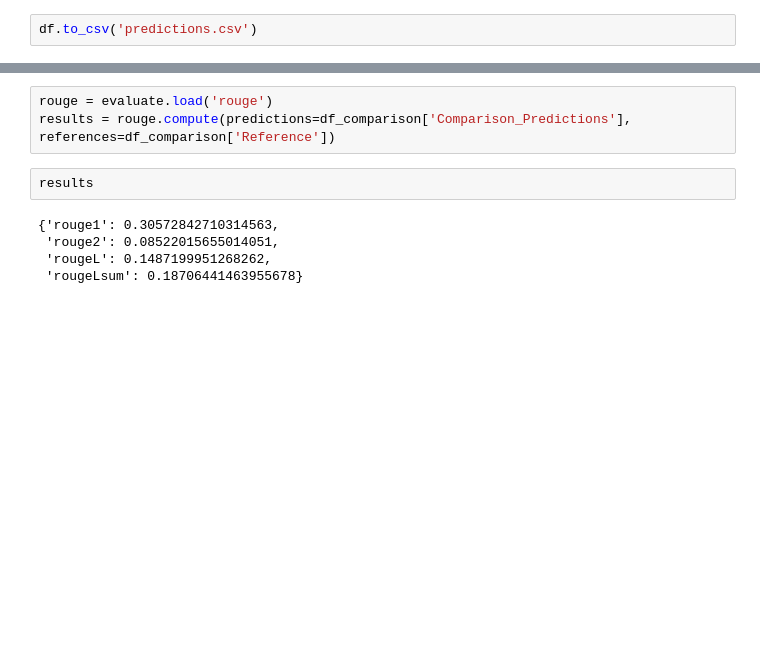
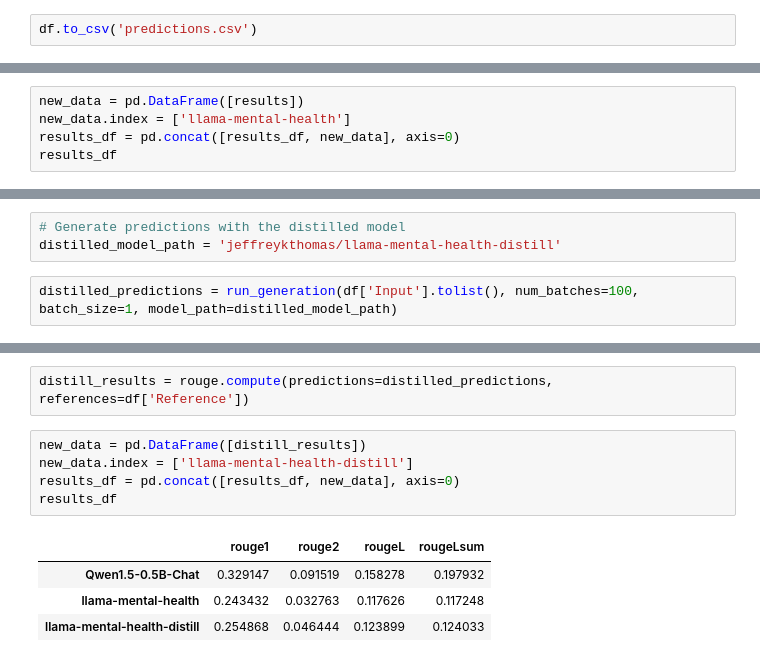
Before and after one commit to jeffreykthomas/AAI-Capstone, a Jupyter notebook: Evaluate_Rogue.ipynb, the cells around one changed output, grey strips where cells are left out. Cells and saved outputs as stored; diff of their text form; blank space fills up the shorter version.

Commit message:
Update with distillation eval

```diff
--- a/Evaluate_Rogue.ipynb
+++ b/Evaluate_Rogue.ipynb
@@ -155,0 +144,5 @@ df_comparison['Comparison_Predictions'].iloc[0]
+# %%
+new_data = pd.DataFrame([results])
+new_data.index = ['llama-mental-health']
+results_df = pd.concat([results_df, new_data], axis=0)
+results_df
@@ -155,0 +153,5 @@ df_comparison['Comparison_Predictions'].iloc[0]
+# %%
+# Generate predictions with the distilled model
+distilled_model_path = 'jeffreykthomas/llama-mental-health-distill'
+# %%
+distilled_predictions = run_generation(df['Input'].tolist(), num_batches=100, batch_size=1, model_path=distilled_model_path)
@@ -156,10 +174,12 @@ df_comparison['Comparison_Predictions'].iloc[0]
 # %%
-rouge = evaluate.load('rouge')
-results = rouge.compute(predictions=df_comparison['Comparison_Predictions'], references=df_comparison['Reference'])
+distill_results = rouge.compute(predictions=distilled_predictions, references=df['Reference'])
 # %%
-results
+new_data = pd.DataFrame([distill_results])
+new_data.index = ['llama-mental-health-distill']
+results_df = pd.concat([results_df, new_data], axis=0)
+results_df
 # %% [output]
-{'rouge1': 0.30572842710314563,
- 'rouge2': 0.08522015655014051,
- 'rougeL': 0.1487199951268262,
- 'rougeLsum': 0.18706441463955678}
+|  | rouge1 | rouge2 | rougeL | rougeLsum |
+| Qwen1.5-0.5B-Chat | 0.329147 | 0.091519 | 0.158278 | 0.197932 |
+| llama-mental-health | 0.243432 | 0.032763 | 0.117626 | 0.117248 |
+| llama-mental-health-distill | 0.254868 | 0.046444 | 0.123899 | 0.124033 |
```
Also changed, not shown: parts of 15 cells of this notebook.
